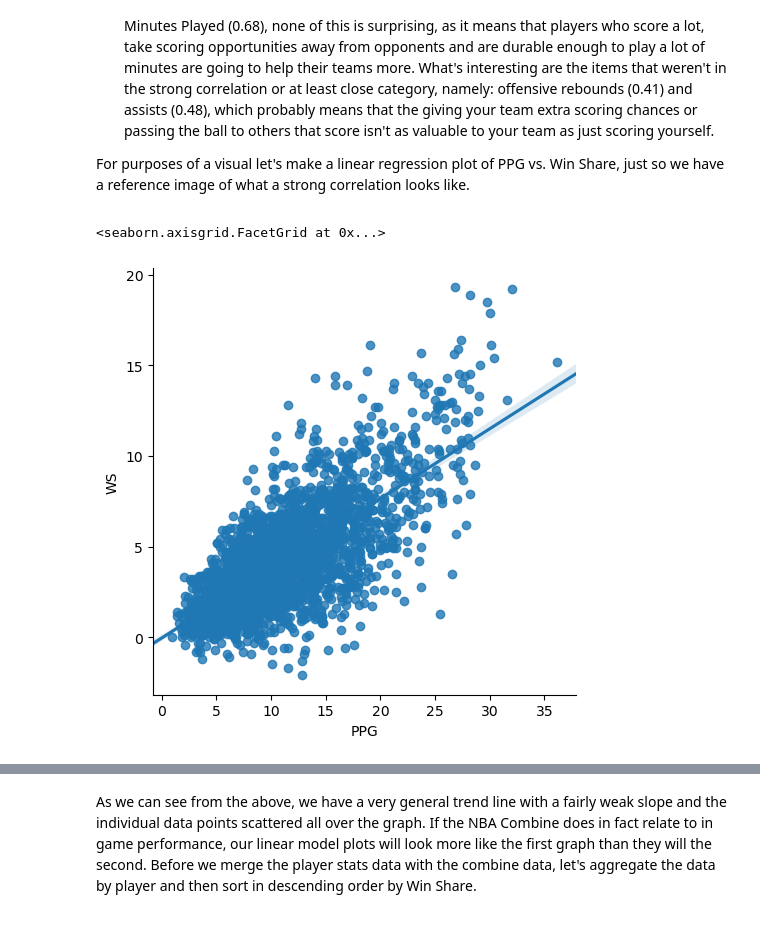
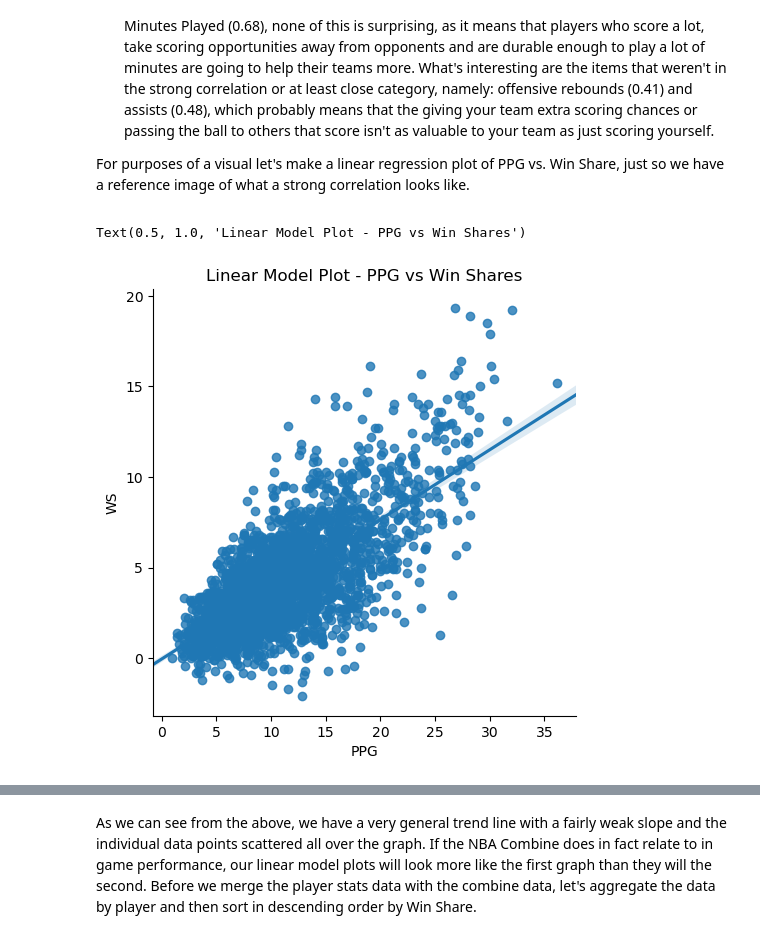
Before and after one commit to MarkhamLee/Project_Portfolio, a Jupyter notebook: NBA/NBA_Combine_V1/NBA_Project(Revised).ipynb, the cells around one changed output, grey strips where cells are left out. Saved outputs shown, nothing was run; the diff lists cells and outputs as text; code cells hidden in the pictures.

```diff
--- a/NBA/NBA_Combine_V1/NBA_Project(Revised).ipynb
+++ b/NBA/NBA_Combine_V1/NBA_Project(Revised).ipynb
@@ -60,4 +65,4 @@ nba_subset = nba_min[['Player', 'Season', 'WS', 'G', 'MP', 'ORB', 'DRB',
 # %%
 # calculate points per game, since it's not in the original data set
 
-nba_subset.loc[:,'PPG'] = nba_subset['PTS'] / nba_subset['G']
+nba_subset.loc[:,'PPG'] = (nba_subset.loc[:,'PTS'] / nba_subset.loc[:,'G'])
@@ -157,10 +175,11 @@ sns.heatmap(data=corr_ws, annot=True)
 # %%
 
 
 sns.lmplot(x="PPG", y="WS", data=nba_subset)
+plt.title('Linear Model Plot - PPG vs Win Shares')
 # %% [output]
-<seaborn.axisgrid.FacetGrid at 0x...>
+Text(0.5, 1.0, 'Linear Model Plot - PPG vs Win Shares')
-[figure, old version]
+[figure, new version]
 # %%
 # Also for reference let's plot one of the weak correlations, assists vs. defensive rebounds
 
```
Also changed, not shown: parts of 19 cells of this notebook, 1 other file.
